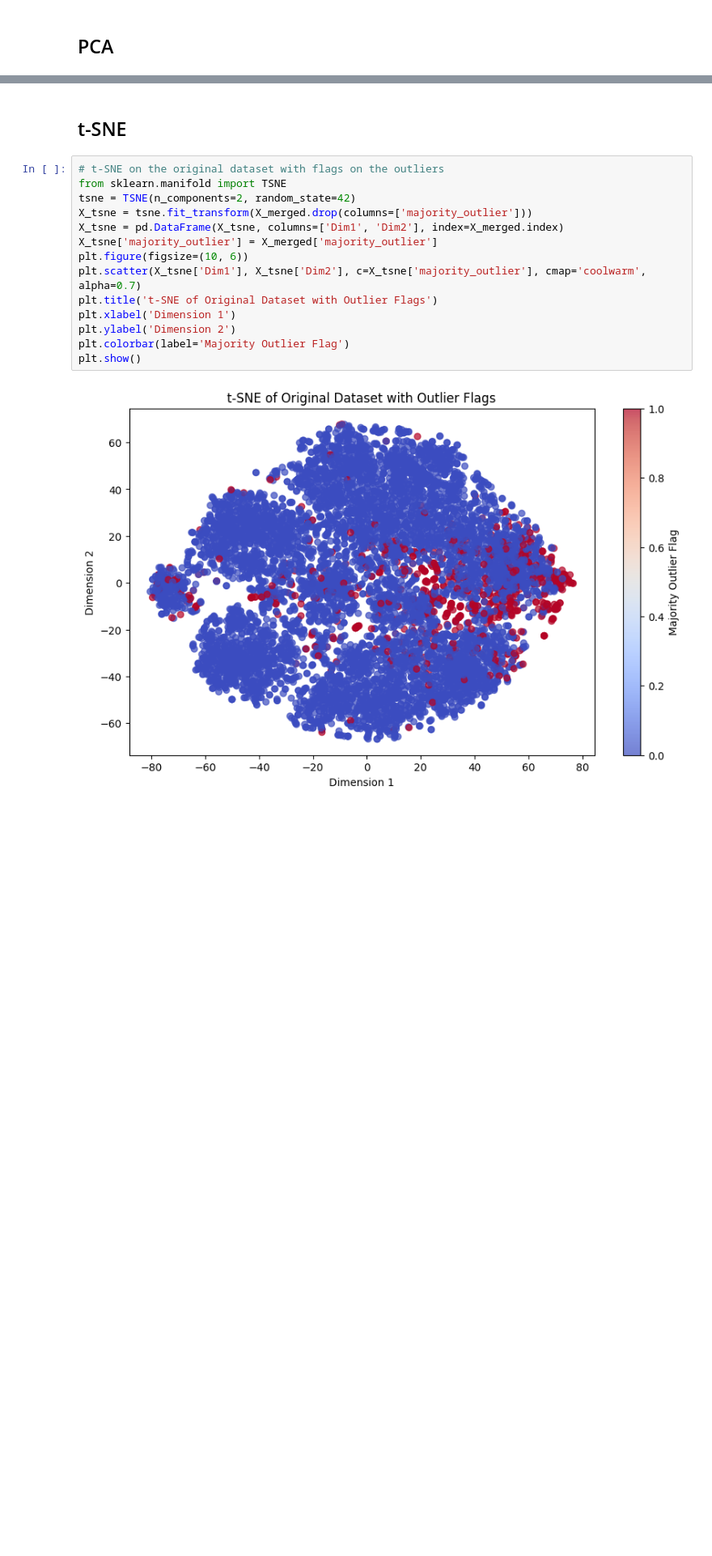
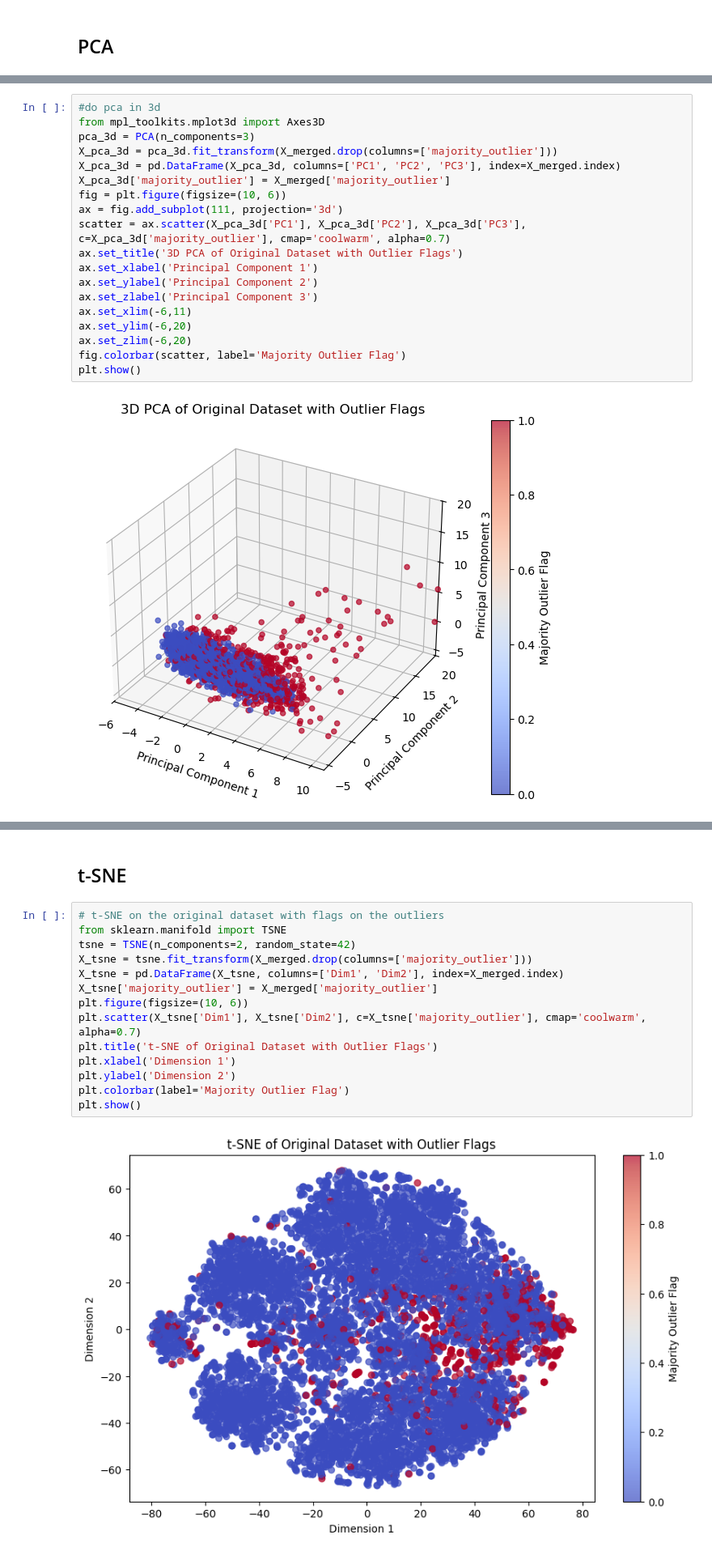
Before and after one commit to lorenzobuccolini03/Data-Mining---Advanced-Topics, a Jupyter notebook: Outliers_Detection/outliers_removal.ipynb, the cells around one changed output, grey strips where cells are left out. Shown at 81% size. Cells and saved outputs as stored; diff of their text form; blank space fills up the shorter version.

```diff
--- a/Outliers_Detection/outliers_removal.ipynb
+++ b/Outliers_Detection/outliers_removal.ipynb
@@ -89,3 +101,24 @@ plt.colorbar(label='Majority Outlier Flag')
 plt.show()
 # %% [output]
 [figure]
+# %%
+#do pca in 3d
+from mpl_toolkits.mplot3d import Axes3D
+pca_3d = PCA(n_components=3)
+X_pca_3d = pca_3d.fit_transform(X_merged.drop(columns=['majority_outlier']))
+X_pca_3d = pd.DataFrame(X_pca_3d, columns=['PC1', 'PC2', 'PC3'], index=X_merged.index)
+X_pca_3d['majority_outlier'] = X_merged['majority_outlier']
+fig = plt.figure(figsize=(10, 6))
+ax = fig.add_subplot(111, projection='3d')
+scatter = ax.scatter(X_pca_3d['PC1'], X_pca_3d['PC2'], X_pca_3d['PC3'], c=X_pca_3d['majority_outlier'], cmap='coolwarm', alpha=0.7)
+ax.set_title('3D PCA of Original Dataset with Outlier Flags')
+ax.set_xlabel('Principal Component 1')
+ax.set_ylabel('Principal Component 2')
+ax.set_zlabel('Principal Component 3')
+ax.set_xlim(-6,11)
+ax.set_ylim(-6,20)
+ax.set_zlim(-6,20)
+fig.colorbar(scatter, label='Majority Outlier Flag')
+plt.show()
+# %% [output]
+[figure, added]
```
Also changed, not shown: parts of 2 cells of this notebook, 3 other files.
